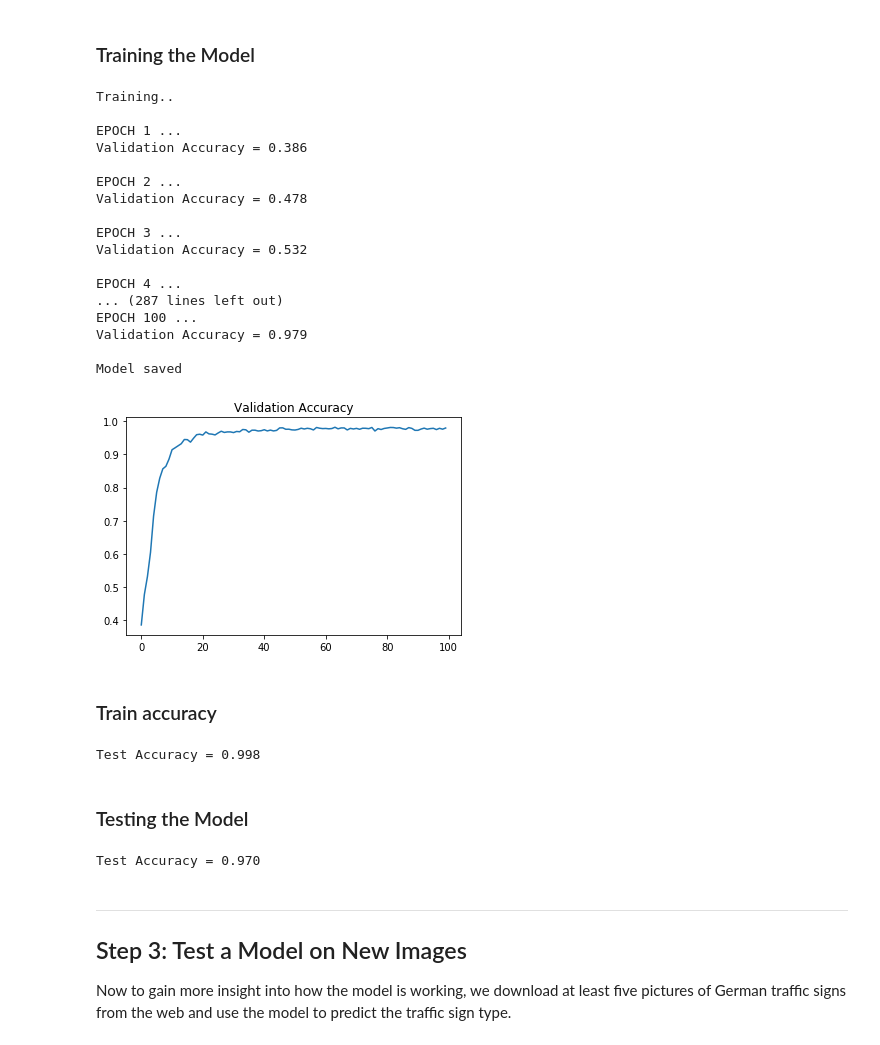
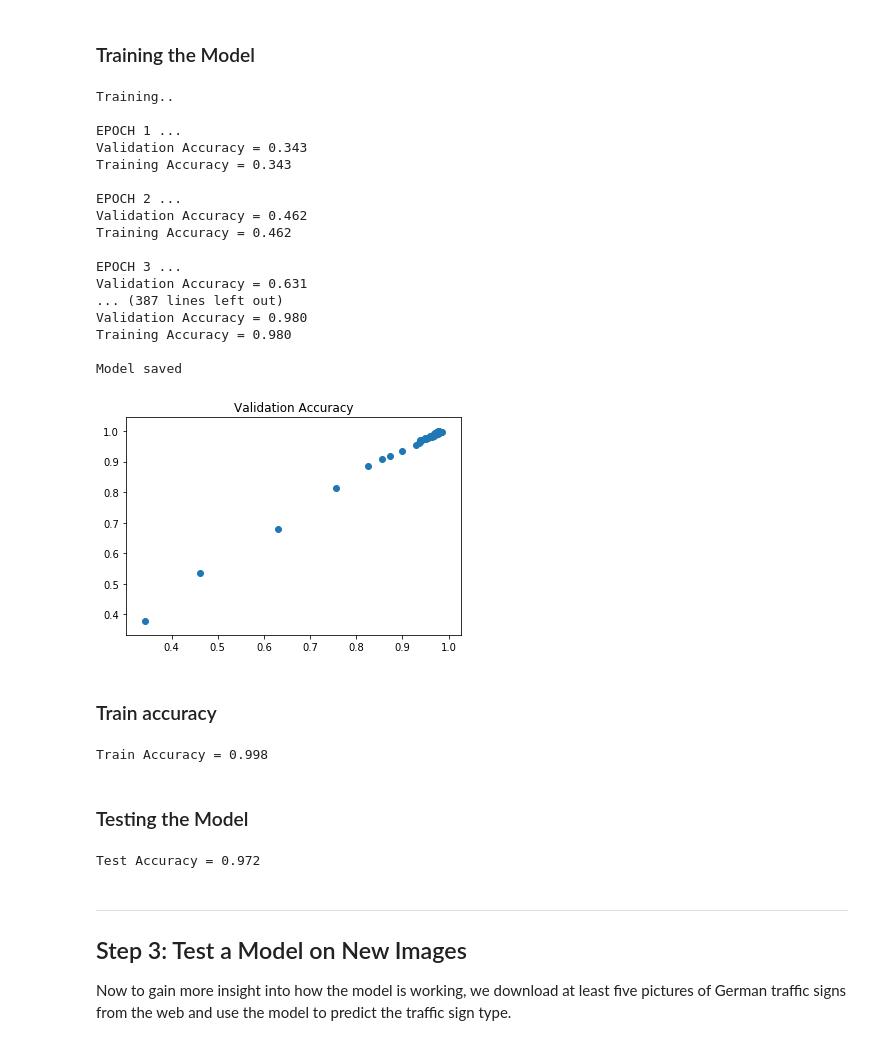
Before and after one commit to prakash-murugesan/Traffic-Sign-Classifer, a Jupyter notebook: Traffic_Sign_Classifier_Final_Draft.ipynb, the cells around one changed output. Cells and saved outputs as stored; diff of their text form; code cells hidden in the pictures.

Commit message:
Updated to include training accuracy in calculation and chart

```diff
--- a/Traffic_Sign_Classifier_Final_Draft.ipynb
+++ b/Traffic_Sign_Classifier_Final_Draft.ipynb
@@ -401,45 +401,49 @@ with tf.Session() as sess:
     print()
 
     validation_accuracy_figure = []
+    training_accuracy_figure = []
 
     for i in range(EPOCHS):
         X_train, y_train = shuffle(X_train, y_train)
         for offset in range(0, num_examples, BATCH_SIZE):
             end = offset + BATCH_SIZE
             batch_x, batch_y = X_train[offset:end], y_train[offset:end]
             sess.run(training_operation, feed_dict={x: batch_x, y: batch_y, keep_prob: 0.5})
 
+        training_accuracy = evaluate(X_train, y_train)
+        training_accuracy_figure.append(training_accuracy)
         validation_accuracy = evaluate(X_validation, y_validation)
         validation_accuracy_figure.append(validation_accuracy)
         print("EPOCH {} ...".format(i+1))
         print("Validation Accuracy = {:.3f}".format(validation_accuracy))
+        print("Training Accuracy = {:.3f}".format(validation_accuracy))
         print()
 
     saver.save(sess, './TrafficSignClassifierlongthin')
     print ("Model saved")
 
-    plt.plot(validation_accuracy_figure)
+    plt.scatter(validation_accuracy_figure,training_accuracy_figure)
     plt.title("Validation Accuracy")
     plt.show()
 # %% [output]
 Training..
 
 EPOCH 1 ...
-Validation Accuracy = 0.386
+Validation Accuracy = 0.343
+Training Accuracy = 0.343
 
 EPOCH 2 ...
-Validation Accuracy = 0.478
+Validation Accuracy = 0.462
+Training Accuracy = 0.462
 
 EPOCH 3 ...
-Validation Accuracy = 0.532
-
-EPOCH 4 ...
-... (287 lines left out)
-EPOCH 100 ...
-Validation Accuracy = 0.979
+Validation Accuracy = 0.631
+... (387 lines left out)
+Validation Accuracy = 0.980
+Training Accuracy = 0.980
 
 Model saved
-[figure, old version]
+[figure, new version]
 # %% [markdown]
 ### Train accuracy
 # %%
@@ -447,9 +451,9 @@ with tf.Session() as sess:
     saver.restore(sess, tf.train.latest_checkpoint('.'))
 
     test_accuracy = evaluate(X_train, y_train)
-    print("Test Accuracy = {:.3f}".format(test_accuracy))
+    print("Train Accuracy = {:.3f}".format(test_accuracy))
 # %% [output]
-Test Accuracy = 0.998
+Train Accuracy = 0.998
 # %% [markdown]
 ### Testing the Model
 # %%
@@ -459,7 +463,7 @@ with tf.Session() as sess:
     test_accuracy = evaluate(X_test, y_test)
     print("Test Accuracy = {:.3f}".format(test_accuracy))
 # %% [output]
-Test Accuracy = 0.970
+Test Accuracy = 0.972
 # %% [markdown]
 ---
 
```
Also changed, not shown: parts of 2 cells of this notebook, 3 other files.
